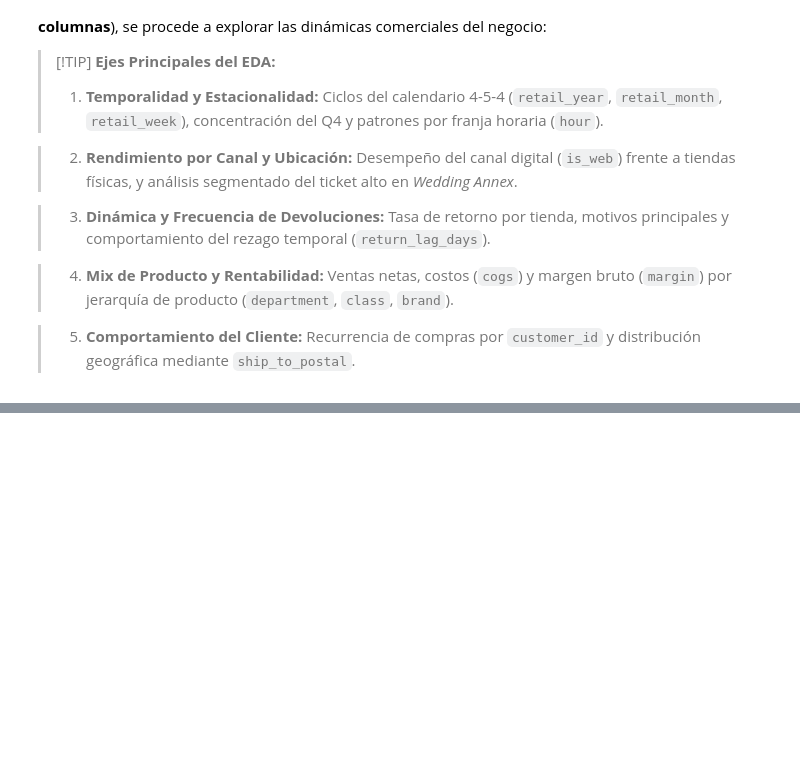
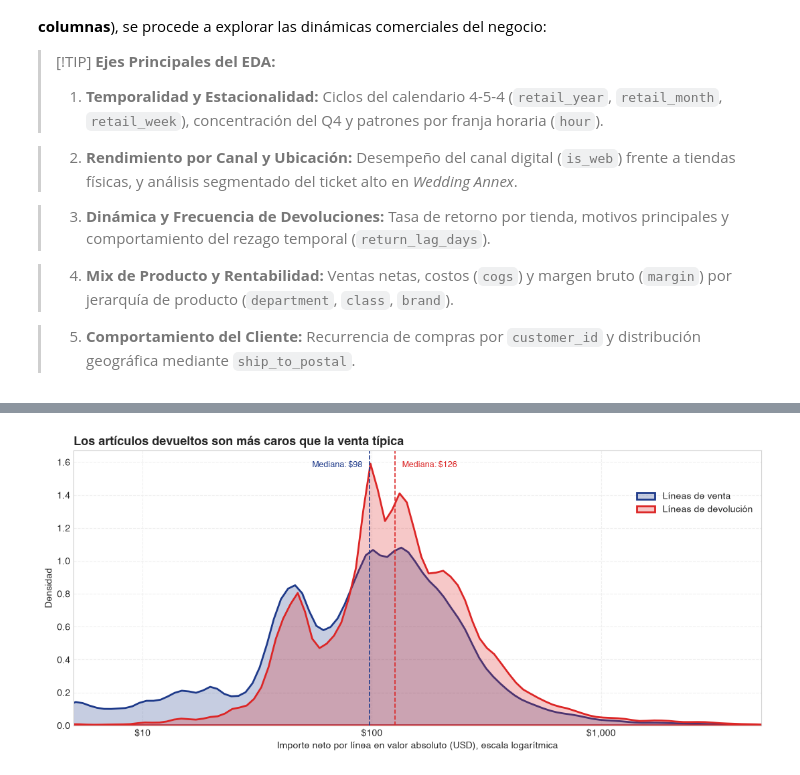
Before and after one commit to geramargonzalez/sales-revenue-datascience, a Jupyter notebook: sales-revenue-jewery.ipynb, the cells around one changed output, grey strips where cells are left out. Saved outputs shown, nothing was run; the diff lists cells and outputs as text; code cells hidden in the pictures; blank space fills up the shorter version.

```diff
--- a/sales-revenue-jewery.ipynb
+++ b/sales-revenue-jewery.ipynb
@@ -514,0 +956,25 @@ Una vez garantizada la calidad, consistencia contable y completitud del dataset
+# %%
+# Comparación del importe por línea: artículos vendidos frente a artículos devueltos
+importe_venta = muestra_ventas.loc[muestra_ventas['net_sales'] > 0, 'net_sales']
+importe_devuelto = -devoluciones_fin.loc[devoluciones_fin['net_sales'] < 0, 'net_sales']
+
+fig, ax = plt.subplots(figsize=(11, 5))
+sns.kdeplot(x=importe_venta, log_scale=True, fill=True, alpha=0.25, linewidth=2, color=COLOR_PRIMARIO, label='Líneas de venta', ax=ax)
+sns.kdeplot(x=importe_devuelto, log_scale=True, fill=True, alpha=0.25, linewidth=2, color=COLOR_ALERTA, label='Líneas de devolución', ax=ax)
+for serie, color, desplazamiento in [(ventas_fin.loc[ventas_fin['net_sales'] > 0, 'net_sales'], COLOR_PRIMARIO, -8),
+                                     (importe_devuelto, COLOR_ALERTA, 8)]:
+    ax.axvline(serie.median(), color=color, linestyle='--', linewidth=1.2)
+    ax.annotate(f'Mediana: ${serie.median():,.0f}', (serie.median(), 0.94), xycoords=('data', 'axes fraction'),
+                xytext=(desplazamiento, 0), textcoords='offset points', ha='right' if desplazamiento < 0 else 'left',
+                fontsize=9, color=color)
+ax.set_xlim(5, 5000)
+ax.xaxis.set_major_formatter(fmt_dolares)
+ax.tick_params(axis='x', which='minor', labelbottom=False)
+ax.set_title('Los artículos devueltos son más caros que la venta típica', loc='left', fontsize=13, fontweight='bold')
+ax.set_xlabel('Importe neto por línea en valor absoluto (USD), escala logarítmica')
+ax.set_ylabel('Densidad')
+ax.legend(loc='upper right', bbox_to_anchor=(1, 0.88))
+plt.tight_layout()
+plt.show()
+# %% [output]
+[figure, added]
```
Also changed, not shown: parts of 25 cells of this notebook, 1 other file.
